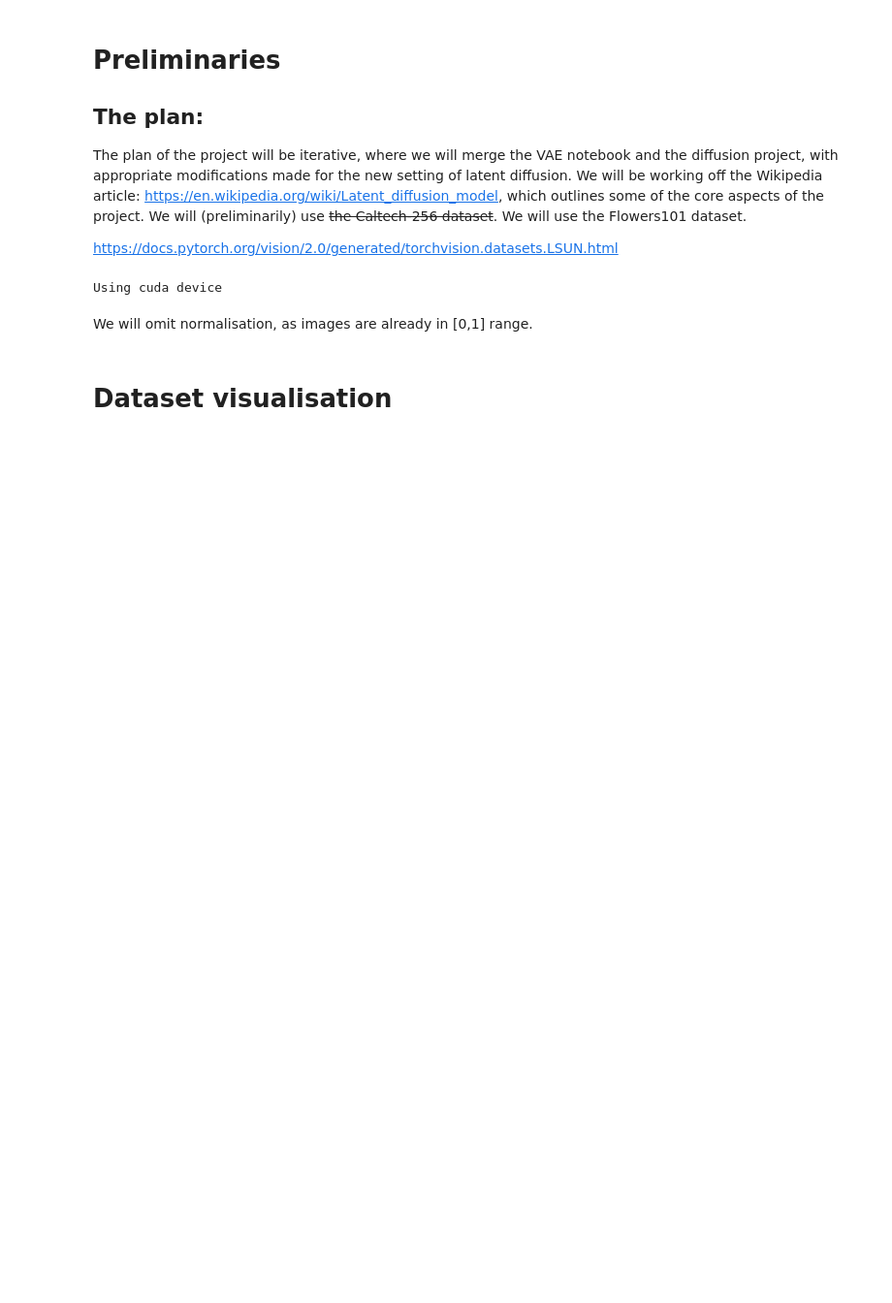
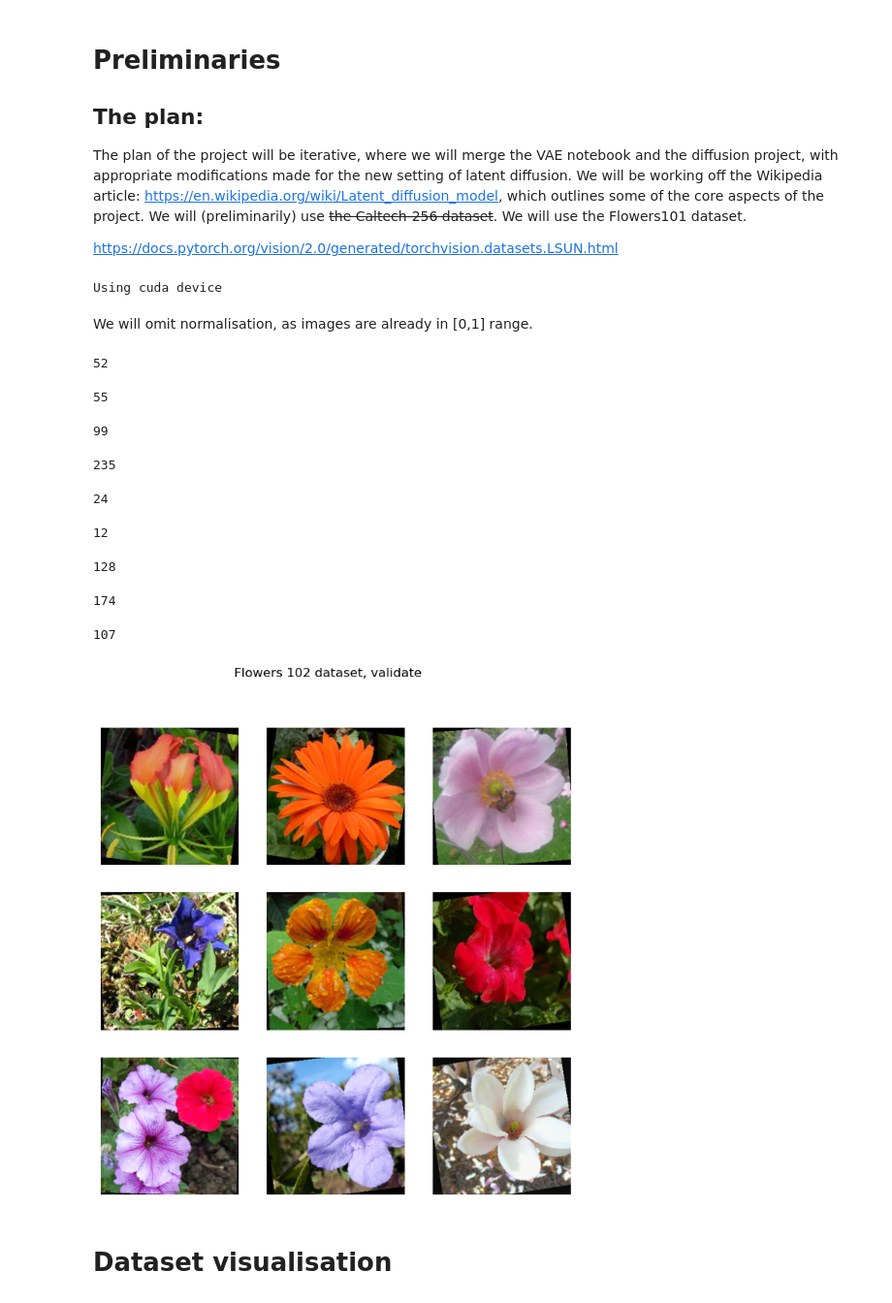
Before and after one commit to pyrysj/diffusion-models-project, a Jupyter notebook: latent-diffusion-model.ipynb, the cells around one changed output. Shown at 97% size. Cells and saved outputs as stored; diff of their text form; code cells hidden in the pictures; blank space fills up the shorter version.

```diff
--- a/latent-diffusion-model.ipynb
+++ b/latent-diffusion-model.ipynb
@@ -71,3 +108,30 @@ train_loader = DataLoader(dataset=training_data,
+# %%
+# Sanity check to visualise the validation dataset
+figure = plt.figure(figsize=(8, 8))
+cols, rows = 3, 3
+for i in range(1, cols * rows + 1):
+    #display(validation_data[0])
+    sample_idx = torch.randint(len(validation_data), size=(1,)).item()
+    display(sample_idx)
+
+    # note structure: IMAGE, LABEL¨
+    img, _ = validation_data[sample_idx]
+    figure.add_subplot(rows, cols, i)
+    plt.axis("off")
+    plt.imshow(img.permute(1,2,0))
+figure.suptitle("Flowers 102 dataset, validate")
+plt.show()
+# %% [output]
+52
+55
+99
+235
+24
+12
+128
+174
+107
+[figure, added]
 # %% [markdown]
 # Dataset visualisation
 # %%
```
Also changed, not shown: parts of 11 cells of this notebook, 24 other files.
